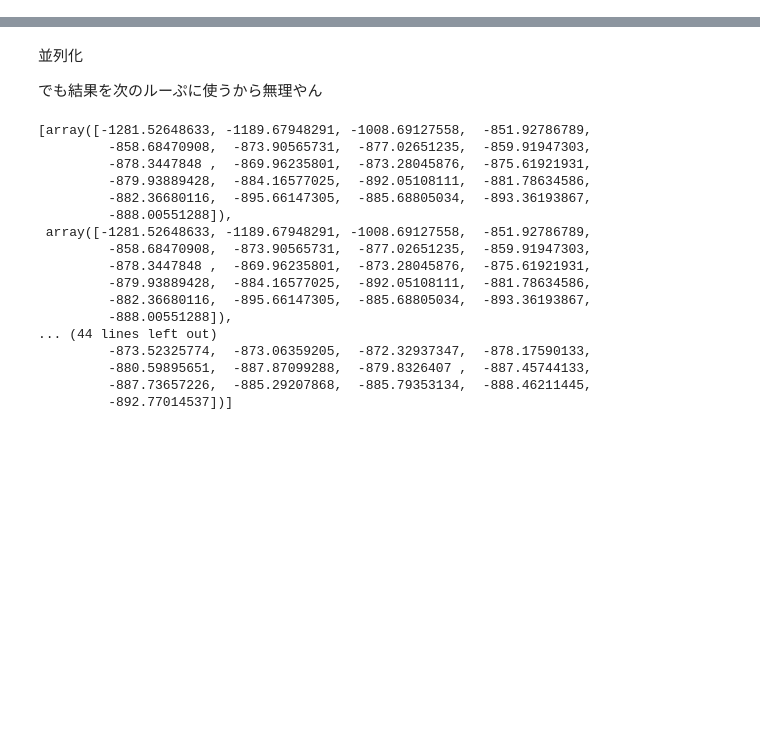
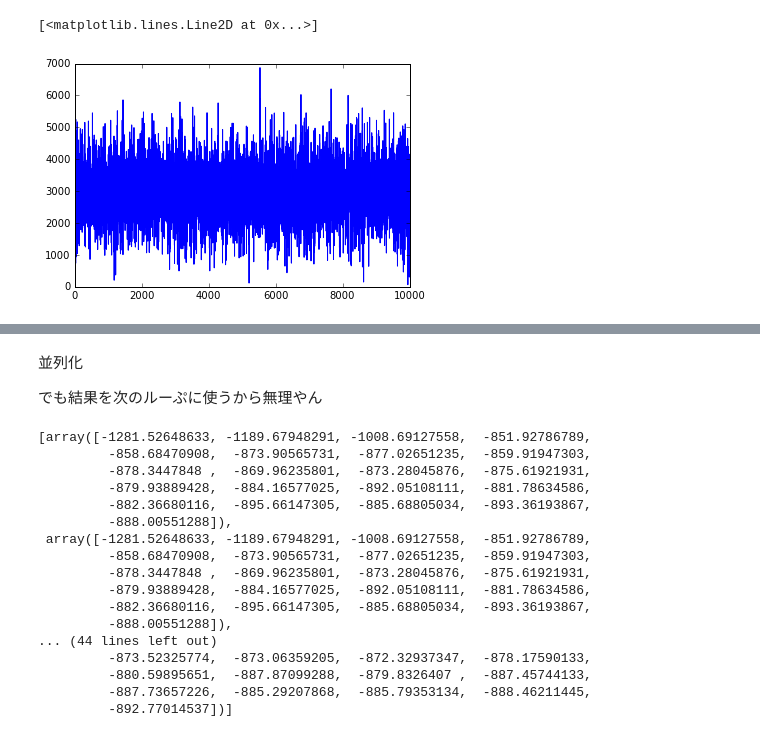
Before and after one commit to keiikegami/midtermtest, a Jupyter notebook: midterm.ipynb, the cells around one changed output, grey strips where cells are left out. Drawn from its saved outputs; the diff is of its cells as text; code cells hidden in the pictures; blank space fills up the shorter version.

```diff
--- a/midterm.ipynb
+++ b/midterm.ipynb
@@ -104,0 +182,5 @@ plt.show()
+# %%
+plt.plot(alphas)
+# %% [output]
+[<matplotlib.lines.Line2D at 0x...>]
+[figure, added]
```
Also changed, not shown: parts of 5 cells of this notebook.
